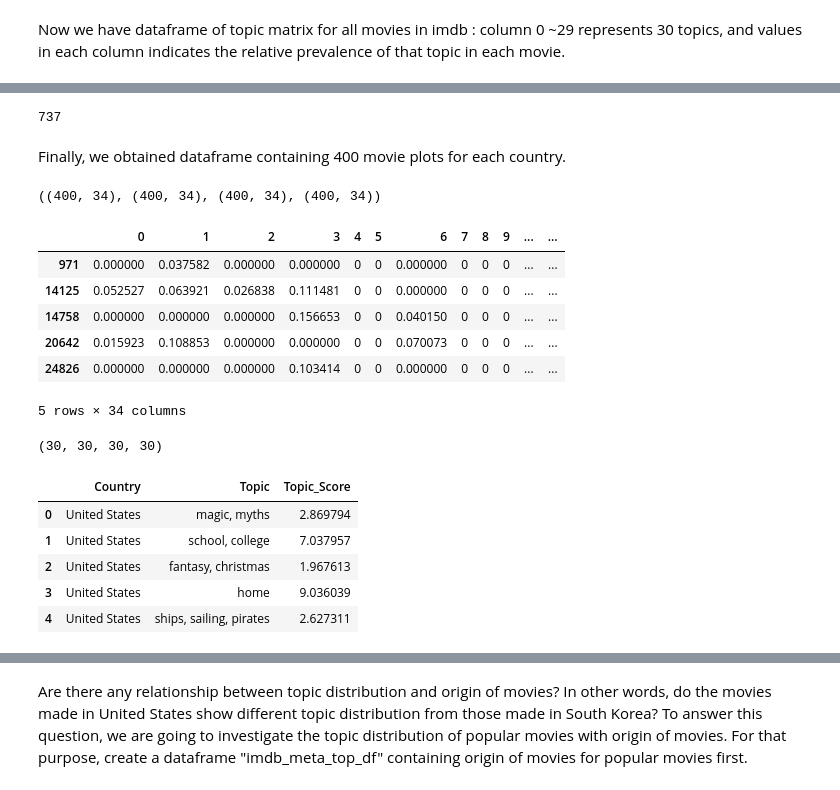
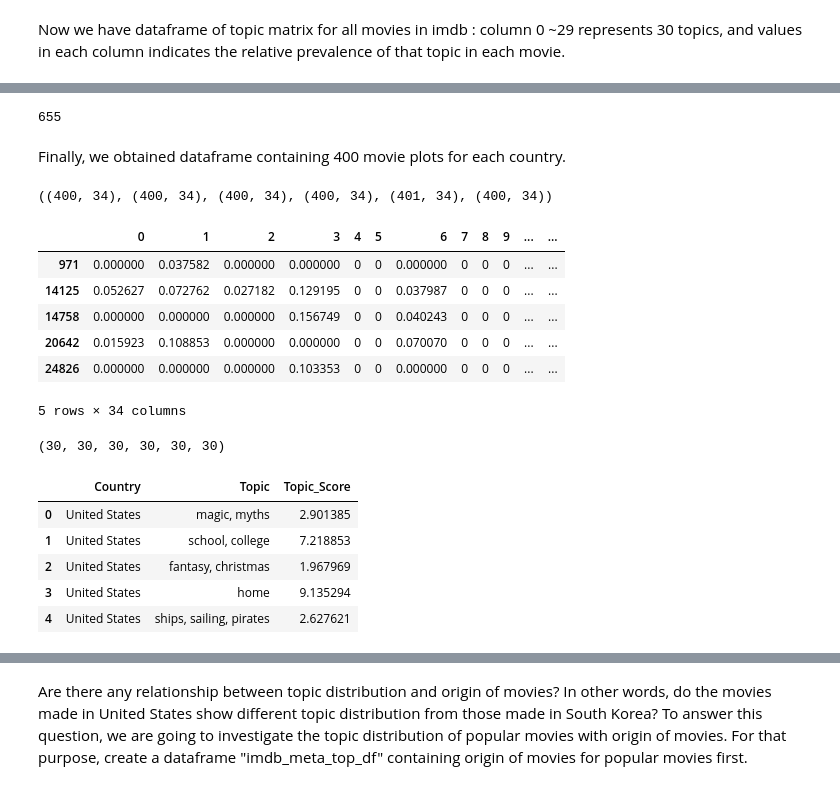
Before and after one commit to soorajmr/moviemeta, a Jupyter notebook: notebooks/popularity_visualization.ipynb, the cells around one changed output, grey strips where cells are left out. Saved outputs shown, nothing was run; the diff lists cells and outputs as text; code cells hidden in the pictures.

```diff
--- a/notebooks/popularity_visualization.ipynb
+++ b/notebooks/popularity_visualization.ipynb
@@ -133,5 +156,7 @@ imdb_df_us_all = imdb_merged_df[imdb_merged_df['country']=='United States']
 imdb_df_ge_all = imdb_merged_df[imdb_merged_df['country']=='Germany']
 imdb_df_uk_all = imdb_merged_df[imdb_merged_df['country']=='United Kingdom']
 imdb_df_kr_all = imdb_merged_df[imdb_merged_df['country']=='South Korea']
-imdb_df_us_all.shape, imdb_df_ge_all.shape, imdb_df_uk_all.shape, imdb_df_kr_all.shape
+imdb_df_ru_all = imdb_merged_df[imdb_merged_df['country']=='Russia']
+imdb_df_mx_all = imdb_merged_df[imdb_merged_df['country']=='Mexico']
+imdb_df_us_all.shape, imdb_df_ge_all.shape, imdb_df_uk_all.shape, imdb_df_kr_all.shape, imdb_df_ru_all.shape, imdb_df_mx_all.shape
 # %% [output]
@@ -151,33 +185,35 @@ imdb_df_ge_tops.shape[0]
 # %%
 #list of titles of available movies for each country, 2007~2014
-yearly_tops_2014 = ge_df[ge_df['year']==2014].head(82)
+yearly_tops_2014 = mx_df[mx_df['year']==2014].head(87)
 tops_2014 = yearly_tops_2014['movie'].tolist()
-yearly_tops_2013 = ge_df[ge_df['year']==2013].head(103)
+yearly_tops_2013 = mx_df[mx_df['year']==2013].head(89)
 tops_2013 = yearly_tops_2013['movie'].tolist()
-yearly_tops_2012 = ge_df[ge_df['year']==2012].head(92)
+yearly_tops_2012 = mx_df[mx_df['year']==2012].head(92)
 tops_2012 = yearly_tops_2012['movie'].tolist()
-yearly_tops_2011 = ge_df[ge_df['year']==2011].head(91)
+yearly_tops_2011 = mx_df[mx_df['year']==2011].head(75)
 tops_2011 = yearly_tops_2011['movie'].tolist()
-yearly_tops_2010 = ge_df[ge_df['year']==2010].head(90)
+yearly_tops_2010 = mx_df[mx_df['year']==2010].head(82)
 tops_2010 = yearly_tops_2010['movie'].tolist()
-yearly_tops_2009 = ge_df[ge_df['year']==2009].head(101)
+yearly_tops_2009 = mx_df[mx_df['year']==2009].head(85)
 tops_2009 = yearly_tops_2009['movie'].tolist()
-yearly_tops_2008 = ge_df[ge_df['year']==2008].head(89)
+yearly_tops_2008 = mx_df[mx_df['year']==2008].head(78)
 tops_2008 = yearly_tops_2008['movie'].tolist()
-yearly_tops_2007 = ge_df[ge_df['year']==2007].head(89)
+yearly_tops_2007 = mx_df[mx_df['year']==2007].head(67)
 tops_2007 = yearly_tops_2007['movie'].tolist()
-ge_tops = tops_2014 + tops_2013 + tops_2012 + tops_2011 + tops_2010 + tops_2009 + tops_2008 + tops_2007
-len(ge_tops)
+mx_tops = tops_2014 + tops_2013 + tops_2012 + tops_2011 + tops_2010 + tops_2009 + tops_2008 + tops_2007
+len(mx_tops)
 # %% [output]
-737
+655
 # %% [markdown]
 Finally, we obtained dataframe containing 400 movie plots for each country.
 # %%
 #filtering imdb data for each country
-imdb_kr_df_tops = imdb_df_kr_all[imdb_df_kr_all['title'].isin(kr_tops)]
-imdb_us_df_tops = imdb_df_us_all[imdb_df_us_all['title'].isin(us_tops)]
-imdb_uk_df_tops = imdb_df_uk_all[imdb_df_uk_all['title'].isin(uk_tops)]
-imdb_ge_df_tops = imdb_df_ge_all[imdb_df_ge_all['title'].isin(ge_tops)]
-imdb_kr_df_tops.shape, imdb_us_df_tops.shape, imdb_uk_df_tops.shape, imdb_ge_df_tops.shape
+#imdb_kr_df_tops = imdb_df_kr_all[imdb_df_kr_all['title'].isin(kr_tops)]
+#imdb_us_df_tops = imdb_df_us_all[imdb_df_us_all['title'].isin(us_tops)]
+#imdb_uk_df_tops = imdb_df_uk_all[imdb_df_uk_all['title'].isin(uk_tops)]
+#imdb_ge_df_tops = imdb_df_ge_all[imdb_df_ge_all['title'].isin(ge_tops)]
+imdb_ru_df_tops = imdb_df_ru_all[imdb_df_ru_all['title'].isin(ru_tops)]
+imdb_mx_df_tops = imdb_df_mx_all[imdb_df_mx_all['title'].isin(mx_tops)]
+imdb_kr_df_tops.shape, imdb_us_df_tops.shape, imdb_uk_df_tops.shape, imdb_ge_df_tops.shape, imdb_ru_df_tops.shape,  imdb_mx_df_tops.shape,
 # %% [output]
-((400, 34), (400, 34), (400, 34), (400, 34))
+((400, 34), (400, 34), (400, 34), (400, 34), (401, 34), (400, 34))
@@ -186,10 +230,10 @@ imdb_kr_df_tops.head()
 # %% [output]
 |  | 0 | 1 | 2 | 3 | 4 | 5 | 6 | 7 | 8 | 9 | ... | ... |
 | 971 | 0.000000 | 0.037582 | 0.000000 | 0.000000 | 0 | 0 | 0.000000 | 0 | 0 | 0 | ... | ... |
-| 14125 | 0.052527 | 0.063921 | 0.026838 | 0.111481 | 0 | 0 | 0.000000 | 0 | 0 | 0 | ... | ... |
-| 14758 | 0.000000 | 0.000000 | 0.000000 | 0.156653 | 0 | 0 | 0.040150 | 0 | 0 | 0 | ... | ... |
-| 20642 | 0.015923 | 0.108853 | 0.000000 | 0.000000 | 0 | 0 | 0.070073 | 0 | 0 | 0 | ... | ... |
-| 24826 | 0.000000 | 0.000000 | 0.000000 | 0.103414 | 0 | 0 | 0.000000 | 0 | 0 | 0 | ... | ... |
+| 14125 | 0.052627 | 0.072762 | 0.027182 | 0.129195 | 0 | 0 | 0.037987 | 0 | 0 | 0 | ... | ... |
+| 14758 | 0.000000 | 0.000000 | 0.000000 | 0.156749 | 0 | 0 | 0.040243 | 0 | 0 | 0 | ... | ... |
+| 20642 | 0.015923 | 0.108853 | 0.000000 | 0.000000 | 0 | 0 | 0.070070 | 0 | 0 | 0 | ... | ... |
+| 24826 | 0.000000 | 0.000000 | 0.000000 | 0.103353 | 0 | 0 | 0.000000 | 0 | 0 | 0 | ... | ... |
 5 rows × 34 columns
 # %%
 #topic scores for top movies for each country
@@ -201,15 +245,21 @@ uk_topic = imdb_uk_df_tops[imdb_uk_df_tops.columns[:30]]
 uk_topic_score= uk_topic.sum(axis=0)
 ge_topic = imdb_ge_df_tops[imdb_ge_df_tops.columns[:30]]
 ge_topic_score= ge_topic.sum(axis=0)
-len(kr_topic_score), len(us_topic_score), len(uk_topic_score), len(ge_topic_score),
+ru_topic = imdb_ru_df_tops[imdb_ru_df_tops.columns[:30]]
+ru_topic_score= ru_topic.sum(axis=0)
+mx_topic = imdb_mx_df_tops[imdb_mx_df_tops.columns[:30]]
+mx_topic_score= mx_topic.sum(axis=0)
+len(kr_topic_score), len(us_topic_score), len(uk_topic_score), len(ge_topic_score), len(ru_topic_score), len(mx_topic_score)
 # %% [output]
-(30, 30, 30, 30)
+(30, 30, 30, 30, 30, 30)
 # %%
 #Create dataframe for visualization (since 2007, full year)
 country_us = ['United States'] *30
 country_ge = ['Germany']*30
 country_uk = ['United Kingdom']*30
 country_kr = ['South Korea'] *30
+country_ru = ['Russia']*30
+country_mx = ['Mexico']*30
 topics =['magic, myths', 'school, college', 'fantasy, christmas', 'home', 'ships, sailing, pirates','love, relationships',
          'war','exploration, nature, space', 'comedy', 'places, nature, scenery', 'hollywood, stars', 'society, culture',
          'historical, costumes', 'money, robbery','photography, design','spies, terrorism', 'mixed', 'town', 'press, politics',
@@ -219,23 +269,27 @@ data_us = {'Country':country_us, 'Topic':topics, 'Topic_Score':us_topic_score}
 data_ge = {'Country':country_ge, 'Topic':topics, 'Topic_Score':ge_topic_score}
 data_uk = {'Country':country_uk, 'Topic':topics, 'Topic_Score':uk_topic_score}
 data_kr = {'Country':country_kr, 'Topic':topics, 'Topic_Score':kr_topic_score}
+data_ru = {'Country':country_ru, 'Topic':topics, 'Topic_Score':ru_topic_score}
+data_mx = {'Country':country_mx, 'Topic':topics, 'Topic_Score':mx_topic_score}
 
 us = pd.DataFrame(data_us)
 ge = pd.DataFrame(data_ge)
 uk = pd.DataFrame(data_uk)
 kr = pd.DataFrame(data_kr)
+ru = pd.DataFrame(data_ru)
+mx = pd.DataFrame(data_mx)
 
-frames =[us,ge, uk, kr]
-viz_data_fullyear = pd.concat(frames)
+frames =[us,ge, uk, kr, ru, mx]
+popular_df= pd.concat(frames)
 # %%
-viz_data_fullyear.head()
+popular_df.head()
 # %% [output]
 |  | Country | Topic | Topic_Score |
-| 0 | United States | magic, myths | 2.869794 |
-| 1 | United States | school, college | 7.037957 |
-| 2 | United States | fantasy, christmas | 1.967613 |
-| 3 | United States | home | 9.036039 |
-| 4 | United States | ships, sailing, pirates | 2.627311 |
+| 0 | United States | magic, myths | 2.901385 |
+| 1 | United States | school, college | 7.218853 |
+| 2 | United States | fantasy, christmas | 1.967969 |
+| 3 | United States | home | 9.135294 |
+| 4 | United States | ships, sailing, pirates | 2.627621 |
 # %%
 #Global top 10 topics for popular movies
 topics =['magic, myths', 'school, college', 'fantasy, christmas', 'home', 'ships, sailing, pirates','love, relationships',
```
Also changed, not shown: parts of 35 cells of this notebook, 1 other file.
